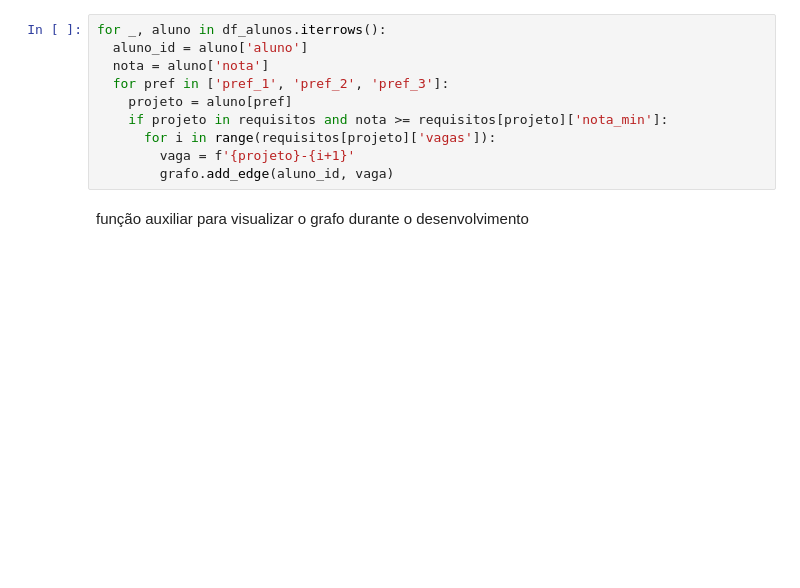
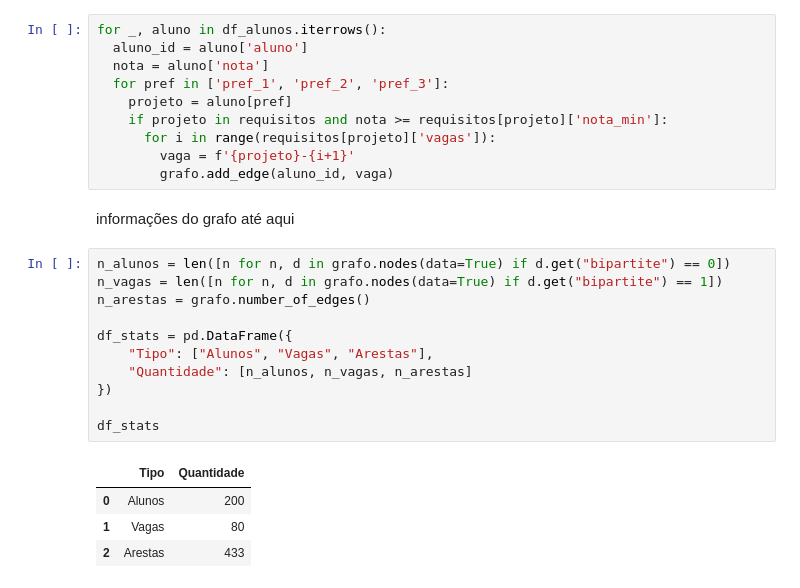
Before and after one commit to giuliamf/tag_projeto2, a Jupyter notebook: tag_projeto2.ipynb, the cells around one changed output. Cells and saved outputs as stored; diff of their text form; blank space fills up the shorter version.

```diff
--- a/tag_projeto2.ipynb
+++ b/tag_projeto2.ipynb
@@ -97,6 +101,22 @@ for _, aluno in df_alunos.iterrows():
       for i in range(requisitos[projeto]['vagas']):
         vaga = f'{projeto}-{i+1}'
         grafo.add_edge(aluno_id, vaga)
-# %% [markdown]
-função auxiliar para visualizar o grafo durante o desenvolvimento
+# %% [markdown]
+informações do grafo até aqui
+# %%
+n_alunos = len([n for n, d in grafo.nodes(data=True) if d.get("bipartite") == 0])
+n_vagas = len([n for n, d in grafo.nodes(data=True) if d.get("bipartite") == 1])
+n_arestas = grafo.number_of_edges()
+
+df_stats = pd.DataFrame({
+    "Tipo": ["Alunos", "Vagas", "Arestas"],
+    "Quantidade": [n_alunos, n_vagas, n_arestas]
+})
+
+df_stats
+# %% [output]
+|  | Tipo | Quantidade |
+| 0 | Alunos | 200 |
+| 1 | Vagas | 80 |
+| 2 | Arestas | 433 |
 # %%
```
Also changed, not shown: parts of 4 cells of this notebook.
